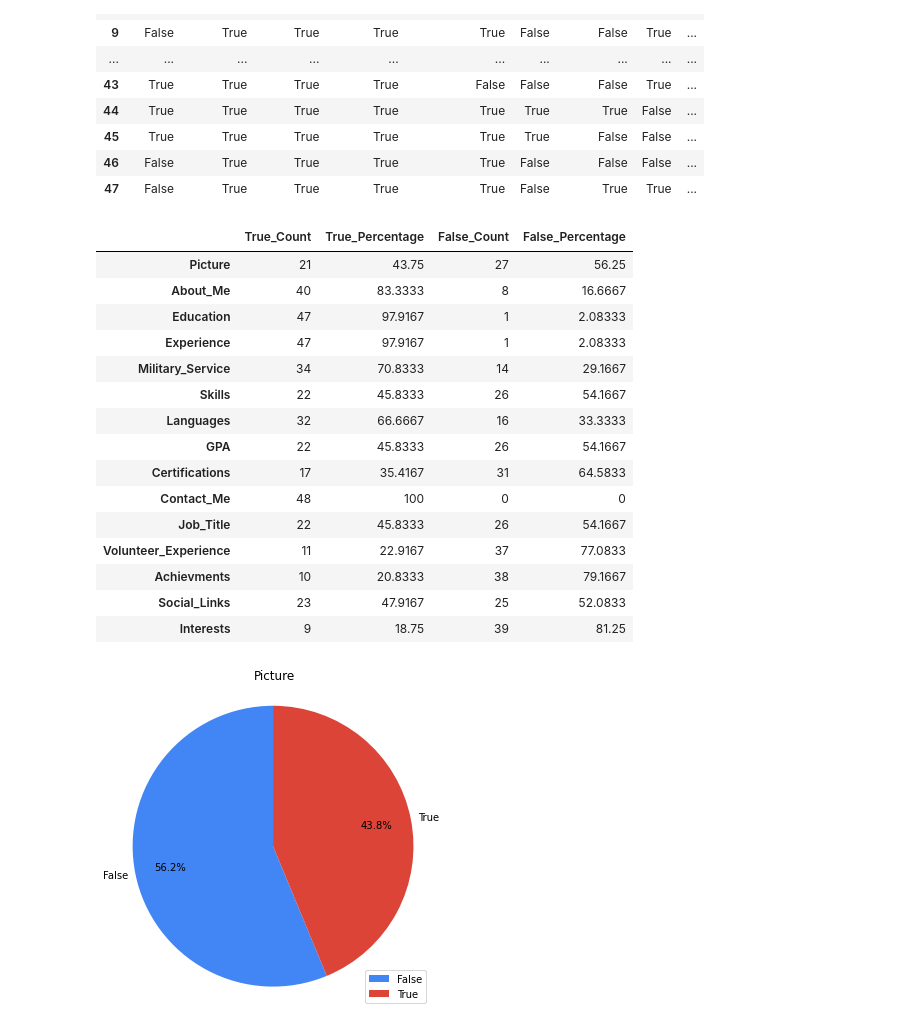
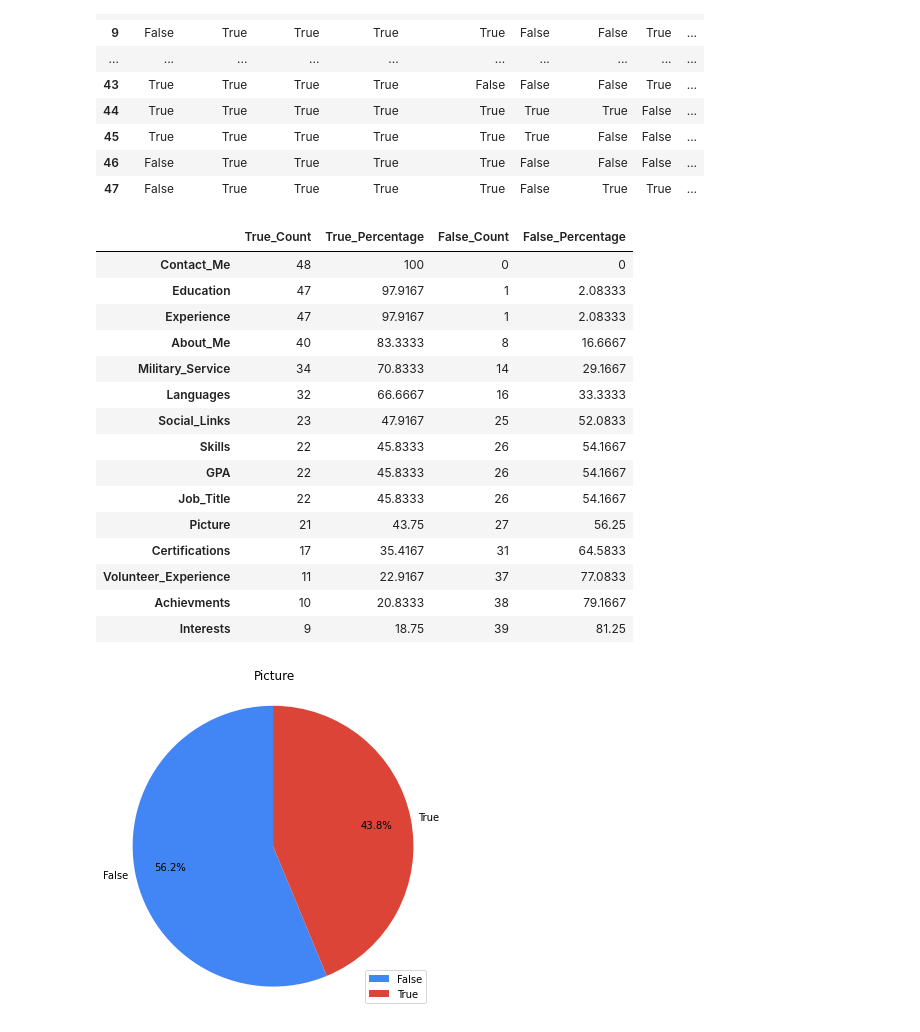
Before and after one commit to DmitreyKazin/project_pandas_analysis, a Jupyter notebook: CV_Most_Relvant_Parts_Analysis.ipynb, the cells around one changed output. Cells and saved outputs as stored; diff of their text form; code cells hidden in the pictures.

```diff
--- a/CV_Most_Relvant_Parts_Analysis.ipynb
+++ b/CV_Most_Relvant_Parts_Analysis.ipynb
@@ -32,36 +32,38 @@ df
 # %%
 # percentage table
 df_reqs_percentage = pd.DataFrame(index=df.columns, columns=['True_Count', 'True_Percentage', 'False_Count', 'False_Percentage'])
 
 for col in df.columns:
     true_count = df[col].sum()
     false_count = len(df) - true_count
 
     true_percentage = true_count / len(df) * 100
     false_percentage = false_count / len(df) * 100
 
     df_reqs_percentage.loc[col, 'True_Count'] = true_count
     df_reqs_percentage.loc[col, 'True_Percentage'] = true_percentage
     df_reqs_percentage.loc[col, 'False_Count'] = false_count
     df_reqs_percentage.loc[col, 'False_Percentage'] = false_percentage
 
+df_reqs_percentage = df_reqs_percentage.sort_values(by='True_Count', ascending=False)
+
 df_reqs_percentage
 # %% [output]
 |  | True_Count | True_Percentage | False_Count | False_Percentage |
-| Picture | 21 | 43.75 | 27 | 56.25 |
-| About_Me | 40 | 83.3333 | 8 | 16.6667 |
+| Contact_Me | 48 | 100 | 0 | 0 |
 | Education | 47 | 97.9167 | 1 | 2.08333 |
 | Experience | 47 | 97.9167 | 1 | 2.08333 |
+| About_Me | 40 | 83.3333 | 8 | 16.6667 |
 | Military_Service | 34 | 70.8333 | 14 | 29.1667 |
+| Languages | 32 | 66.6667 | 16 | 33.3333 |
+| Social_Links | 23 | 47.9167 | 25 | 52.0833 |
 | Skills | 22 | 45.8333 | 26 | 54.1667 |
-| Languages | 32 | 66.6667 | 16 | 33.3333 |
 | GPA | 22 | 45.8333 | 26 | 54.1667 |
+| Job_Title | 22 | 45.8333 | 26 | 54.1667 |
+| Picture | 21 | 43.75 | 27 | 56.25 |
 | Certifications | 17 | 35.4167 | 31 | 64.5833 |
-| Contact_Me | 48 | 100 | 0 | 0 |
-| Job_Title | 22 | 45.8333 | 26 | 54.1667 |
 | Volunteer_Experience | 11 | 22.9167 | 37 | 77.0833 |
 | Achievments | 10 | 20.8333 | 38 | 79.1667 |
-| Social_Links | 23 | 47.9167 | 25 | 52.0833 |
 | Interests | 9 | 18.75 | 39 | 81.25 |
 # %%
 # pie charts
```
